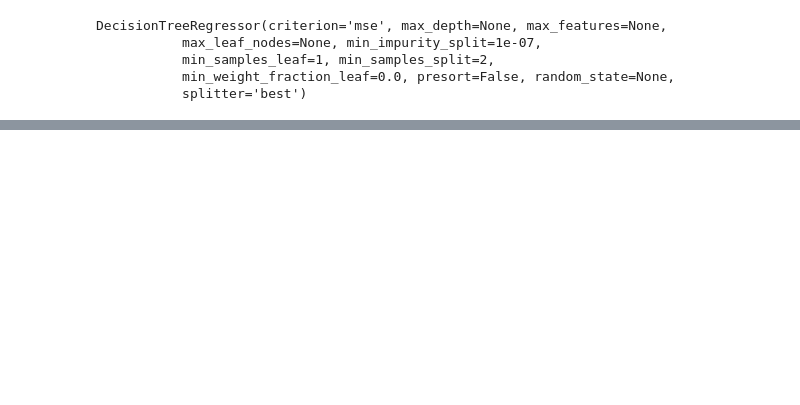
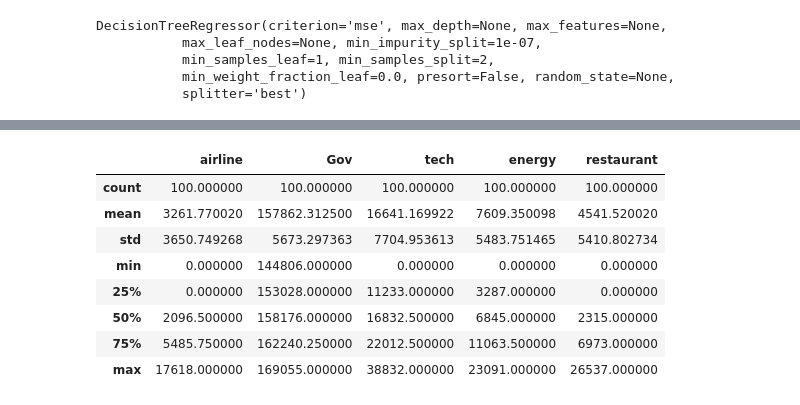
Before and after one commit to dexterchan/TradeSample, a Jupyter notebook: Scripts/AnalysisWorkbook2.ipynb, the cells around one changed output, grey strips where cells are left out. Drawn from its saved outputs; the diff is of its cells as text; code cells hidden in the pictures; blank space fills up the shorter version.

```diff
--- a/Scripts/AnalysisWorkbook2.ipynb
+++ b/Scripts/AnalysisWorkbook2.ipynb
@@ -209,0 +216,15 @@ tree_reg.score
+# %%
+XX=pds.DataFrame(traindata, columns=OrgTypeCategoryEncoder.categoriesIndex)
+YY=pds.DataFrame(trainLabelData, columns=OrgTypeCategoryEncoder.categoriesIndex)
+# %%
+XX.describe()
+# %% [output]
+|  | airline | Gov | tech | energy | restaurant |
+| count | 100.000000 | 100.000000 | 100.000000 | 100.000000 | 100.000000 |
+| mean | 3261.770020 | 157862.312500 | 16641.169922 | 7609.350098 | 4541.520020 |
+| std | 3650.749268 | 5673.297363 | 7704.953613 | 5483.751465 | 5410.802734 |
+| min | 0.000000 | 144806.000000 | 0.000000 | 0.000000 | 0.000000 |
+| 25% | 0.000000 | 153028.000000 | 11233.000000 | 3287.000000 | 0.000000 |
+| 50% | 2096.500000 | 158176.000000 | 16832.500000 | 6845.000000 | 2315.000000 |
+| 75% | 5485.750000 | 162240.250000 | 22012.500000 | 11063.500000 | 6973.000000 |
+| max | 17618.000000 | 169055.000000 | 38832.000000 | 23091.000000 | 26537.000000 |
```
Also changed, not shown: parts of 11 cells of this notebook.
